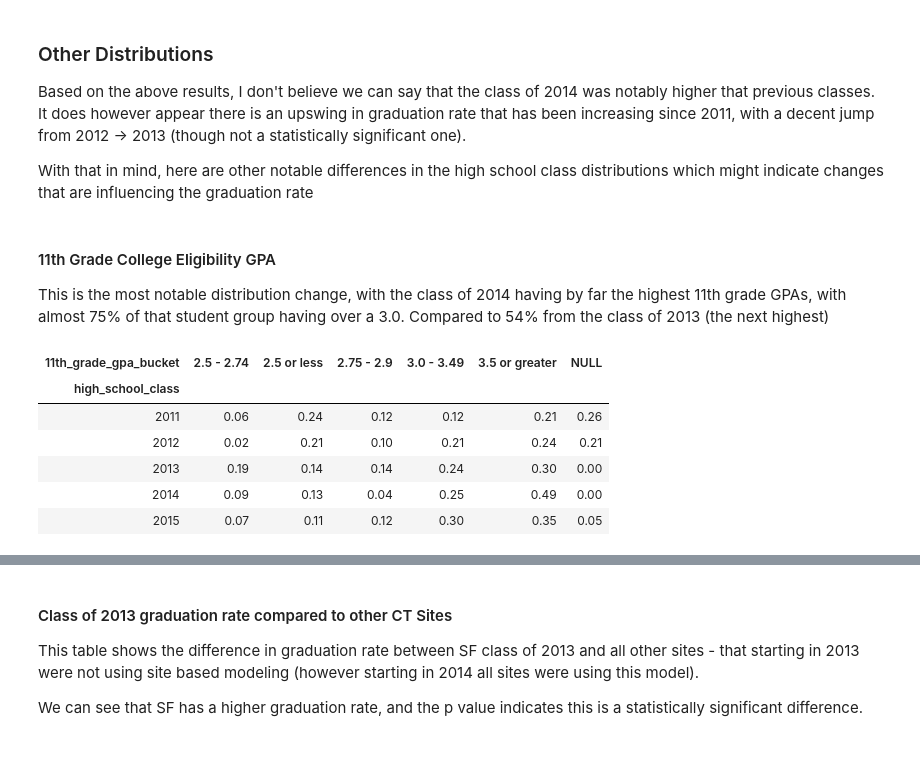
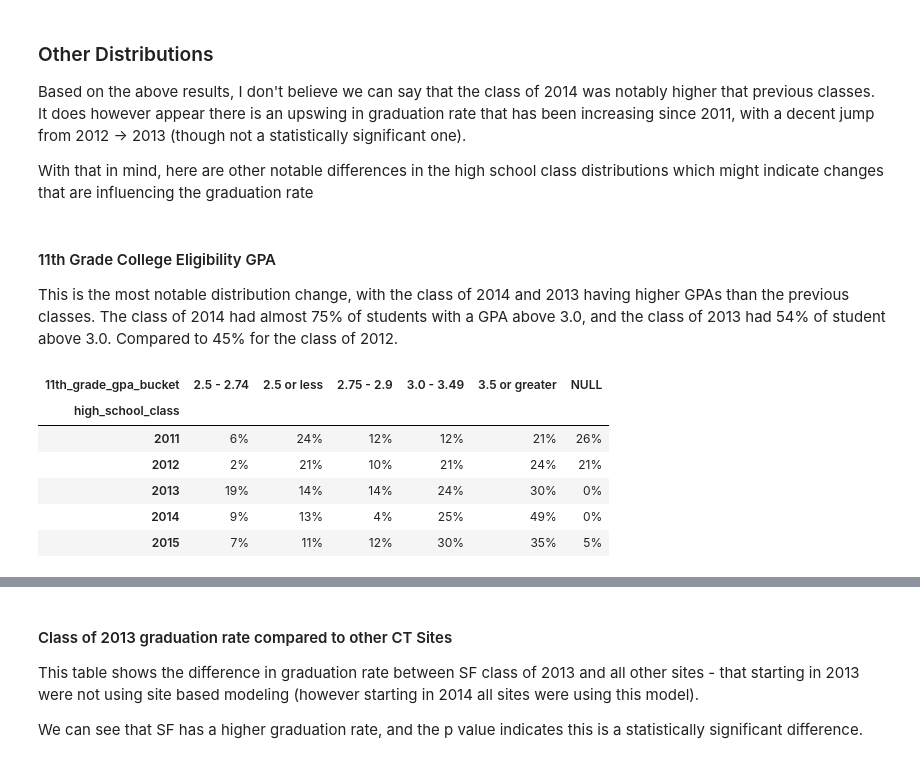
Before and after one commit to College-Track/sf_class_2014, a Jupyter notebook: Report.ipynb, the cells around one changed output, grey strips where cells are left out. Drawn from its saved outputs; the diff is of its cells as text; code cells hidden in the pictures.

```diff
--- a/Report.ipynb
+++ b/Report.ipynb
@@ -186,18 +186,18 @@ With that in mind, here are other notable differences in the high school class d
 # %% [markdown]
 #### 11th Grade College Eligibility GPA
 
-This is the most notable distribution change, with the class of 2014 having by far the highest 11th grade GPAs, with almost 75% of that student group having over a 3.0. Compared to 54% from the class of 2013 (the next highest)
+This is the most notable distribution change, with the class of 2014 and 2013 having higher GPAs than the previous classes. The class of 2014 had almost 75% of students with a GPA above 3.0, and the class of 2013 had 54% of student above 3.0. Compared to 45% for the class of 2012.
 # %%
 gpa_buckets = sf_cross_tab(df, "11th_grade_gpa_bucket", margins=False ).round(2)
 
 
 
-gpa_buckets
+gpa_buckets.round(2).style.format('{:.0%}')
 # %% [output]
 | 11th_grade_gpa_bucket | 2.5 - 2.74 | 2.5 or less | 2.75 - 2.9 | 3.0 - 3.49 | 3.5 or greater | NULL |
 | high_school_class |  |  |  |  |  |  |
-| 2011 | 0.06 | 0.24 | 0.12 | 0.12 | 0.21 | 0.26 |
-| 2012 | 0.02 | 0.21 | 0.10 | 0.21 | 0.24 | 0.21 |
-| 2013 | 0.19 | 0.14 | 0.14 | 0.24 | 0.30 | 0.00 |
-| 2014 | 0.09 | 0.13 | 0.04 | 0.25 | 0.49 | 0.00 |
-| 2015 | 0.07 | 0.11 | 0.12 | 0.30 | 0.35 | 0.05 |
+| 2011 | 6% | 24% | 12% | 12% | 21% | 26% |
+| 2012 | 2% | 21% | 10% | 21% | 24% | 21% |
+| 2013 | 19% | 14% | 14% | 24% | 30% | 0% |
+| 2014 | 9% | 13% | 4% | 25% | 49% | 0% |
+| 2015 | 7% | 11% | 12% | 30% | 35% | 5% |
```
Also changed, not shown: parts of 30 cells of this notebook, 1 other file.
